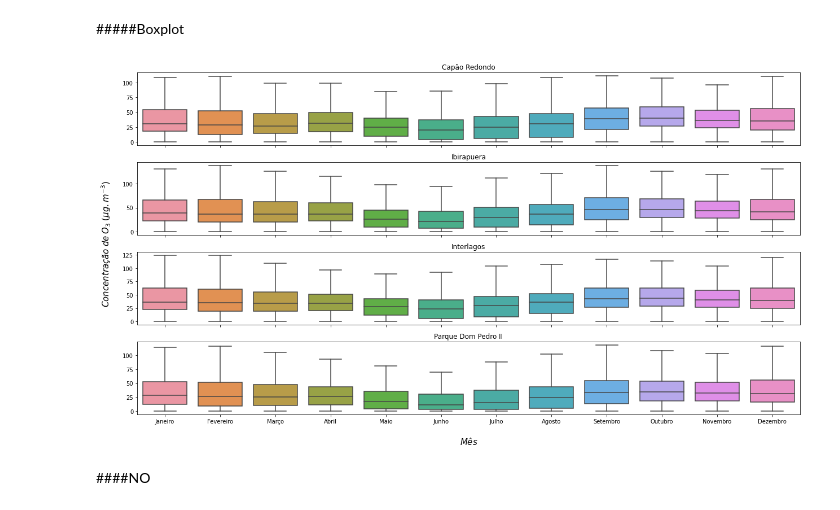
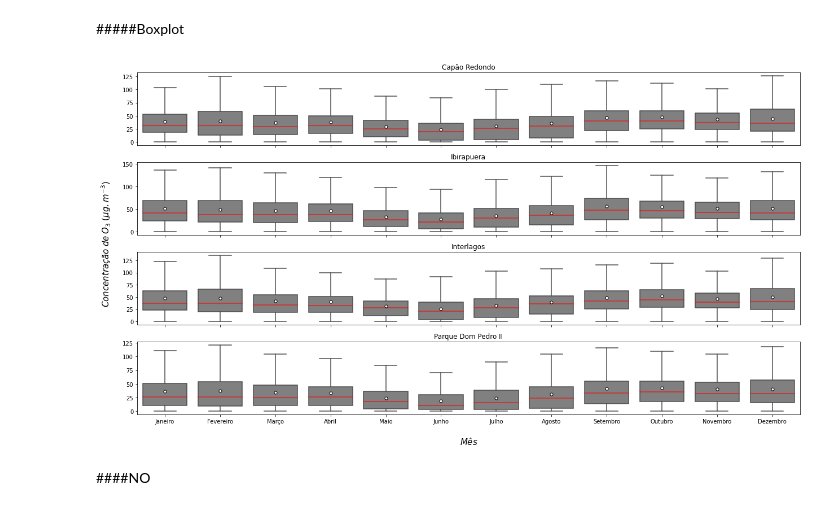
Before and after one commit to antoniogss/air_quality, a Jupyter notebook: graphs_cetesb.ipynb, the cells around one changed output. Cells and saved outputs as stored; diff of their text form; code cells hidden in the pictures.

```diff
--- a/graphs_cetesb.ipynb
+++ b/graphs_cetesb.ipynb
@@ -2458,16 +2610,32 @@ plt.show()
 # %% [markdown]
 #####Boxplot
 # %%
-#@title
+month = ['Janeiro', 'Fevereiro', 'Março', 'Abril',
+         'Maio', 'Junho', 'Julho', 'Agosto',
+         'Setembro', 'Outubro', 'Novembro', 'Dezembro']
+
 fig, axes = plt.subplots(4, 1, figsize=(18, 10))
 
 # fig.suptitle('Pokemon Stats by Generation')
+
+color = 'grey'
+
+median_color = dict(color="red", alpha=0.7)
+
+mean ={"marker":"o",
+       "markerfacecolor":"white",
+       "markeredgecolor":"black",
+       "markersize":"5"}
 
 g1 = sns.boxplot(ax=axes[0],
             data=df.loc[df.estacao == 'Capão Redondo'],
             x='mes', y='O3',
             showfliers = False,
-            order = month
+            order = month,
+            color=color,
+            medianprops=median_color,
+            showmeans=True,
+            meanprops=mean
             )
 
 g1.set(xticklabels=[])  # remove the tick labels
@@ -2479,7 +2647,11 @@ g2 = sns.boxplot(ax=axes[1],
             data=df.loc[df.estacao == 'Ibirapuera'],
             x='mes', y='O3',
             showfliers = False,
-            order = month
+            order = month,
+            color=color,
+            medianprops=median_color,
+            showmeans=True,
+            meanprops=mean
             )
 
 g2.set(xticklabels=[])
@@ -2491,7 +2663,11 @@ g3 = sns.boxplot(ax=axes[2],
             data=df.loc[df.estacao == 'Interlagos'],
             x='mes', y='O3',
             showfliers = False,
-            order = month
+            order = month,
+            color=color,
+            medianprops=median_color,
+            showmeans=True,
+            meanprops=mean
             )
 
 g3.set(xticklabels=[])
@@ -2503,37 +2679,41 @@ g4 = sns.boxplot(ax=axes[3],
             data=df.loc[df.estacao == 'Parque Dom Pedro II'],
             x='mes', y='O3',
             showfliers = False,
-            order = month
+            order = month,
+            color=color,
+            medianprops=median_color,
+            showmeans=True,
+            meanprops=mean
             )
 
 # g4.set(xticklabels=[])
 g4.set(title='Parque Dom Pedro II')
 g4.set(xlabel=None)
 g4.set(ylabel=None)
 
 fig.add_subplot(111, frameon=False)
 plt.tick_params(labelcolor='none',
                 which='both',
                 top=False,
                 bottom=False,
                 left=False,
                 right=False)
 
 plt.xlabel("\n$Mês$",fontsize=15)
 plt.ylabel("$Concentração\;de\;O_{3}\;(µg.m^{-3})\;$\n",fontsize=15)
 
 plt.tight_layout()
 
 plt.savefig(
               dir + 'o3_boxplot_meses_do_ano.png',
               transparent = True,
               bbox_inches = 'tight',
               dpi = 500
             )
 
 plt.show()
 # %% [output]
-[figure, old version]
+[figure, new version]
 # %% [markdown]
 ####NO
 # %%
```
Also changed, not shown: parts of 24 cells of this notebook.
